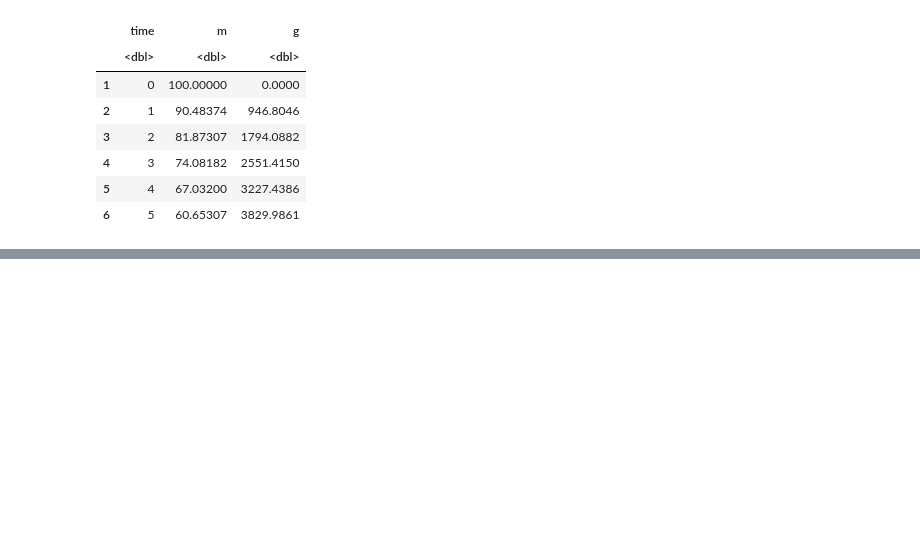
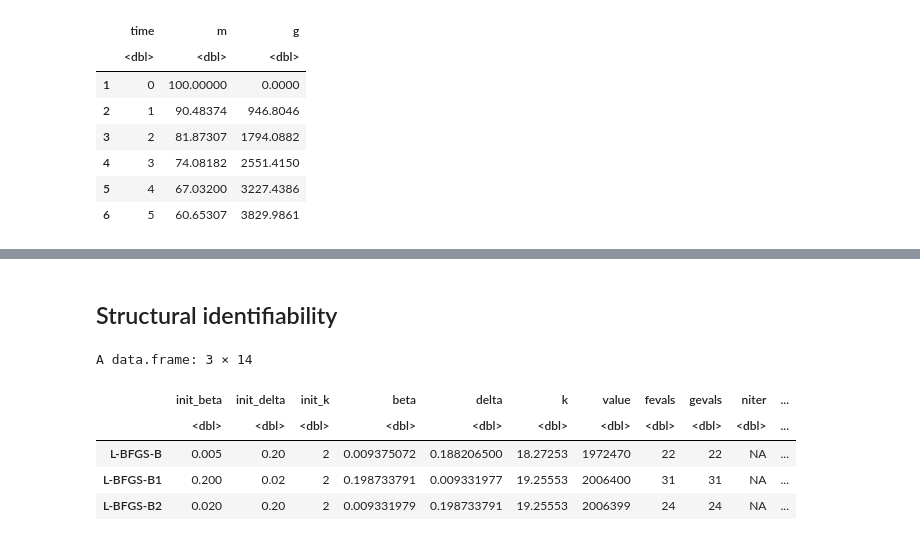
Before and after one commit to singuyenmai/bioModelling, a Jupyter notebook: paramEstimation/ThuSiNguyenMai_ParamEstimation.ipynb, the cells around one changed output, grey strips where cells are left out. Drawn from its saved outputs; the diff is of its cells as text; code cells hidden in the pictures; blank space fills up the shorter version.

```diff
--- a/paramEstimation/ThuSiNguyenMai_ParamEstimation.ipynb
+++ b/paramEstimation/ThuSiNguyenMai_ParamEstimation.ipynb
@@ -64,0 +164,29 @@ grid.arrange(timePlot, phasePlot, ncol = 2, nrow = 1)
+# %% [markdown]
+## Structural identifiability
+# %%
+optimize_result_2 <- data.frame()
+
+init_pars_list <- list(c(beta = 0.005, delta = 0.2, k = 2),
+                       c(beta = 0.2, delta = 0.02, k = 2),
+                       c(beta = 0.02, delta = 0.2, k = 2))
+
+for (i in 1:length(init_pars_list)){
+    init_pars <- init_pars_list[[i]]
+
+    optimal <- optimx(par = init_pars, fn = ssr, gr = NULL, method = "L-BFGS-B",
+                      upper = Inf, lower = c(0, 0, 0),
+                      data = data_df)
+
+    init_df <- data.frame(init_beta = init_pars[['beta']], init_delta = init_pars[['delta']], init_k = init_pars[['k']])
+    result <- cbind(init_df, optimal)
+    optimize_result_2 <- rbind(optimize_result_2, result)
+}
+
+optimize_result_2
+# %% [output]
+A data.frame: 3 × 14
+|  | init_beta | init_delta | init_k | beta | delta | k | value | fevals | gevals | niter | ... |
+|  | <dbl> | <dbl> | <dbl> | <dbl> | <dbl> | <dbl> | <dbl> | <dbl> | <dbl> | <dbl> | ... |
+| L-BFGS-B | 0.005 | 0.20 | 2 | 0.009375072 | 0.188206500 | 18.27253 | 1972470 | 22 | 22 | NA | ... |
+| L-BFGS-B1 | 0.200 | 0.02 | 2 | 0.198733791 | 0.009331977 | 19.25553 | 2006400 | 31 | 31 | NA | ... |
+| L-BFGS-B2 | 0.020 | 0.20 | 2 | 0.009331979 | 0.198733791 | 19.25553 | 2006399 | 24 | 24 | NA | ... |
```
Also changed, not shown: parts of 10 cells of this notebook, 1 other file.
